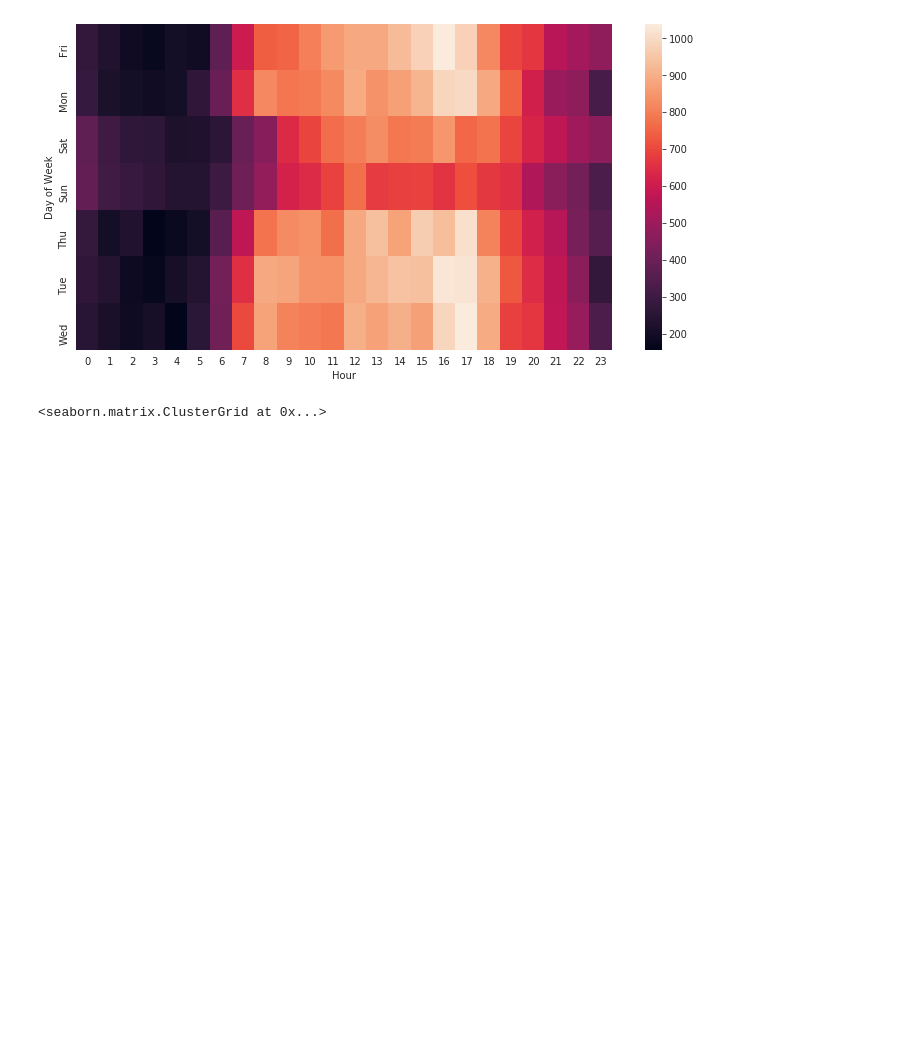
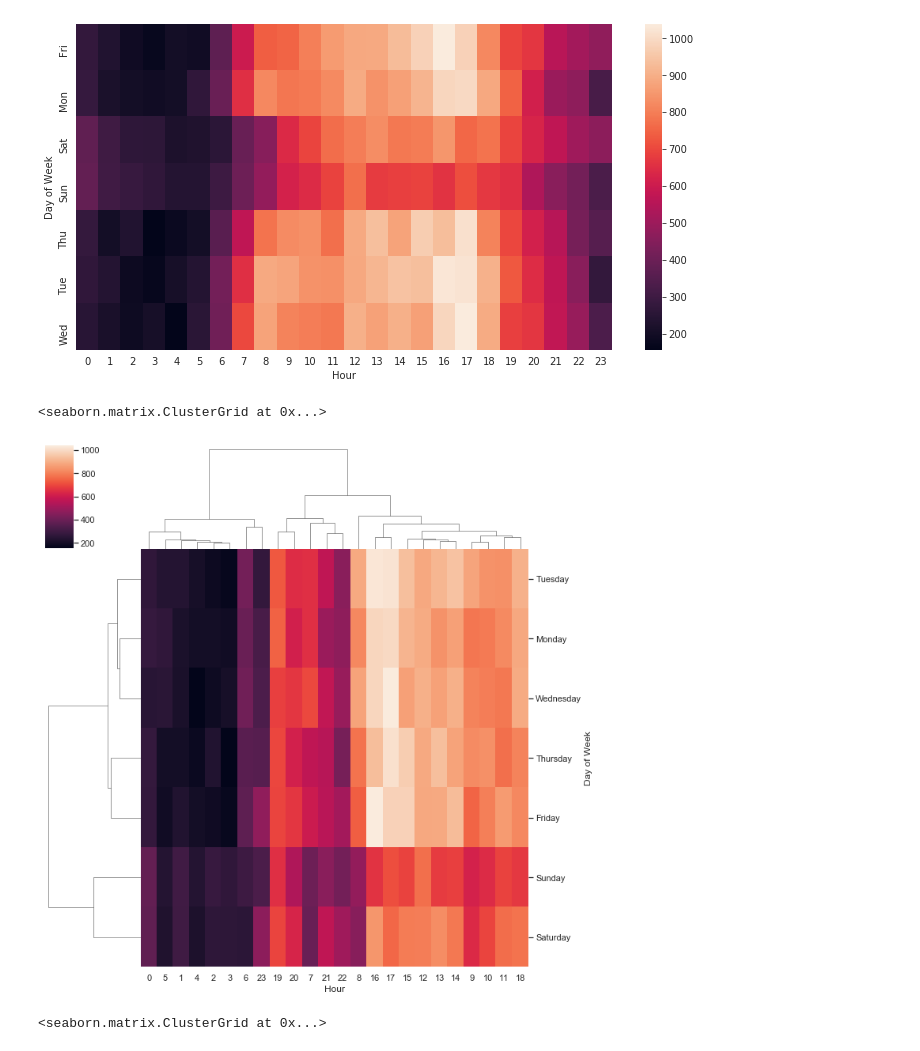
Before and after one commit to k21k/Python-Notes, a Jupyter notebook: Exercises - Qasim/Capstone Project 1/911 Calls .ipynb, the cells around one changed output. Cells and saved outputs as stored; diff of their text form; code cells hidden in the pictures; blank space fills up the shorter version.

```diff
--- a/Exercises - Qasim/Capstone Project 1/911 Calls .ipynb
+++ b/Exercises - Qasim/Capstone Project 1/911 Calls .ipynb
@@ -390,6 +438,11 @@ dayHour.head()
 # %% [output]
 <matplotlib.axes._subplots.AxesSubplot at 0x...>
 [figure]
+# %%
+sns.clustermap(aa)
+# %% [output]
+<seaborn.matrix.ClusterGrid at 0x...>
+[figure, added]
 # %%
 # %% [output]
 <seaborn.matrix.ClusterGrid at 0x...>
```
Also changed, not shown: parts of 11 cells of this notebook, 1 other file.
